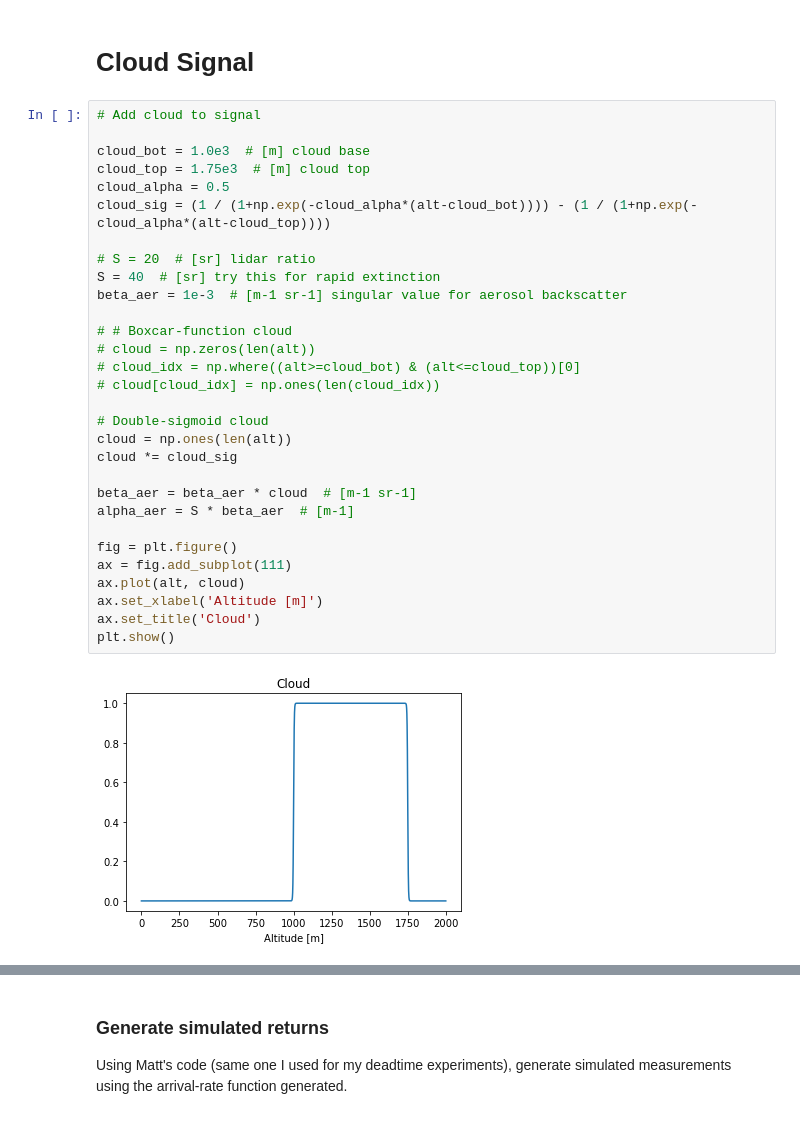
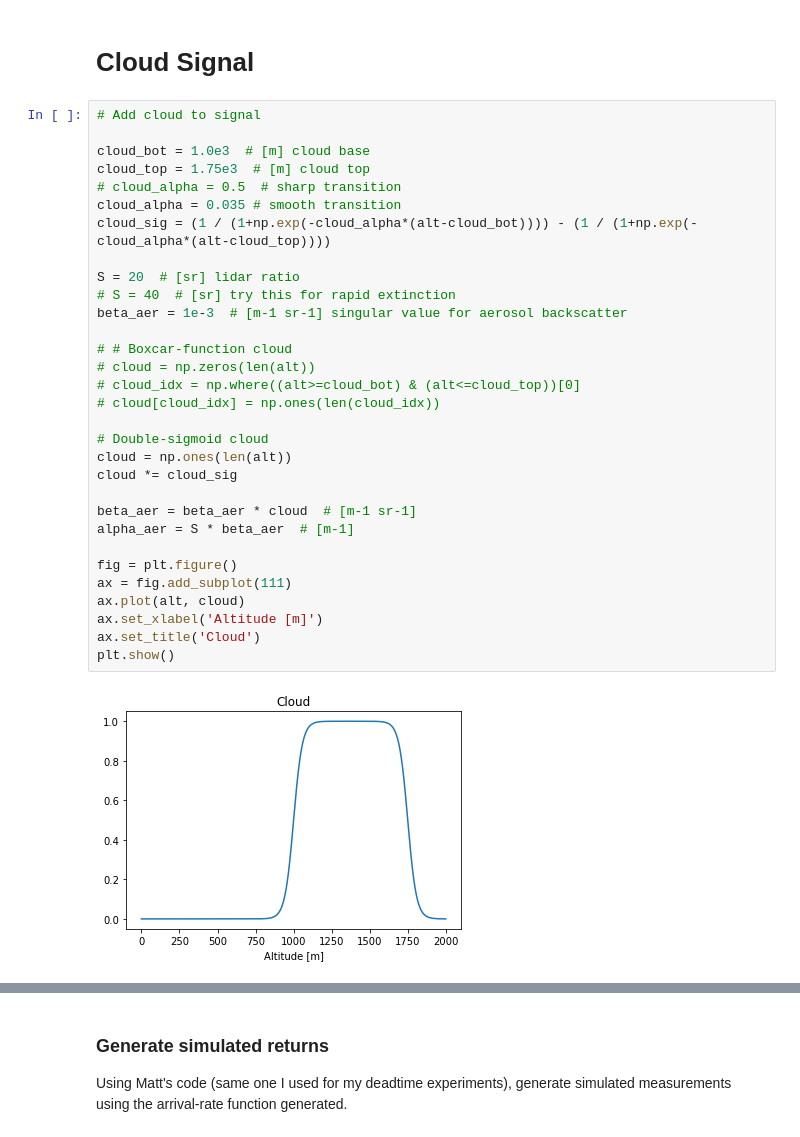
Before and after one commit to gkirchhoff32/Cloud-Measurements, a Jupyter notebook: meas_sim.ipynb, the cells around one changed output, grey strips where cells are left out. Cells and saved outputs as stored; diff of their text form.

```diff
--- a/meas_sim.ipynb
+++ b/meas_sim.ipynb
@@ -149,35 +149,36 @@ plt.show()
 # %%
 # Add cloud to signal
 
 cloud_bot = 1.0e3  # [m] cloud base
 cloud_top = 1.75e3  # [m] cloud top
-cloud_alpha = 0.5
+# cloud_alpha = 0.5  # sharp transition
+cloud_alpha = 0.035 # smooth transition
 cloud_sig = (1 / (1+np.exp(-cloud_alpha*(alt-cloud_bot)))) - (1 / (1+np.exp(-cloud_alpha*(alt-cloud_top))))
 
-# S = 20  # [sr] lidar ratio
-S = 40  # [sr] try this for rapid extinction
+S = 20  # [sr] lidar ratio
+# S = 40  # [sr] try this for rapid extinction
 beta_aer = 1e-3  # [m-1 sr-1] singular value for aerosol backscatter
 
 # # Boxcar-function cloud
 # cloud = np.zeros(len(alt))
 # cloud_idx = np.where((alt>=cloud_bot) & (alt<=cloud_top))[0]
 # cloud[cloud_idx] = np.ones(len(cloud_idx))
 
 # Double-sigmoid cloud
 cloud = np.ones(len(alt))
 cloud *= cloud_sig
 
 beta_aer = beta_aer * cloud  # [m-1 sr-1]
 alpha_aer = S * beta_aer  # [m-1]
 
 fig = plt.figure()
 ax = fig.add_subplot(111)
 ax.plot(alt, cloud)
 ax.set_xlabel('Altitude [m]')
 ax.set_title('Cloud')
 plt.show()
 # %% [output]
-[figure, old version]
+[figure, new version]
 # %%
 # Lidar equation for combined molecular and aerosol backscatter
 R = alt  # assume transmitter and receiver are at the surface
```
Also changed, not shown: parts of 5 cells of this notebook, 2 other files.
